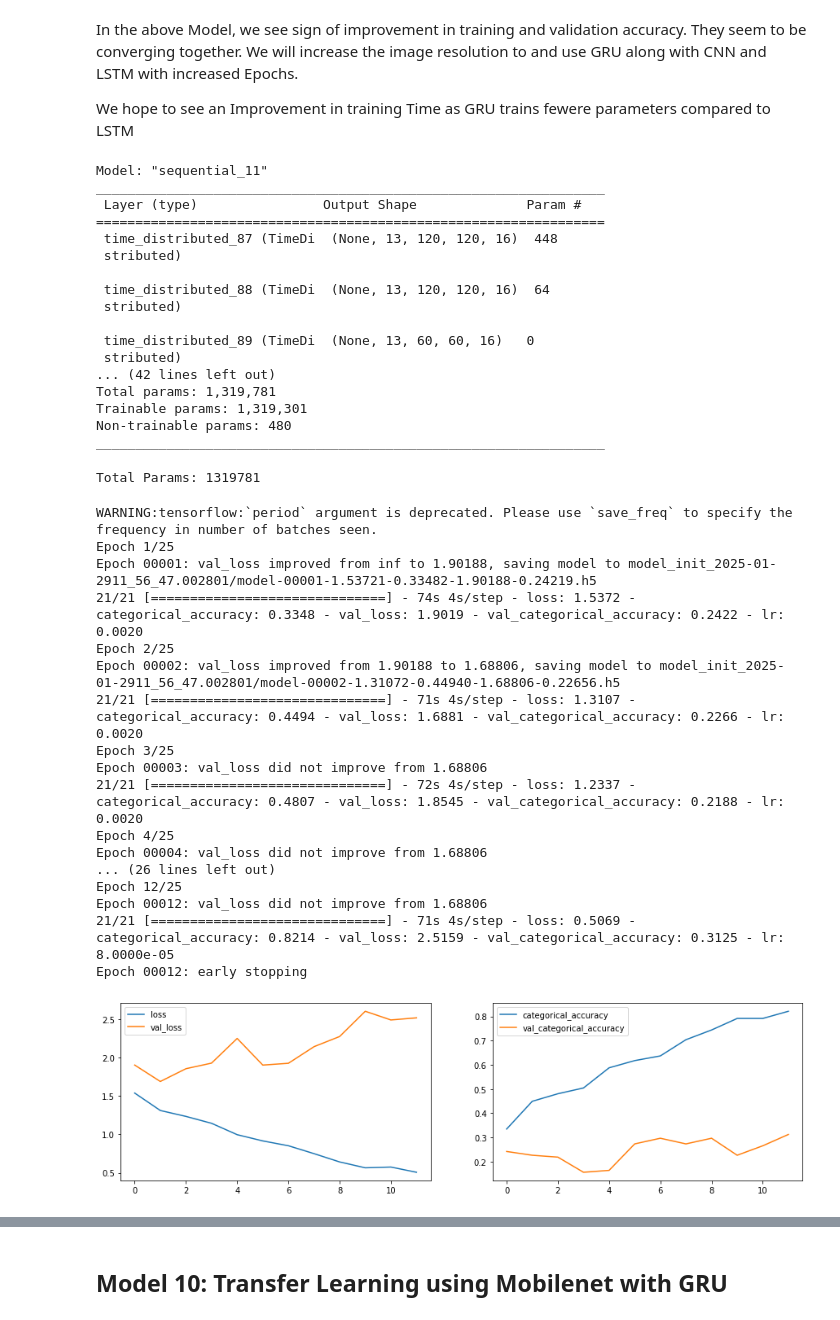
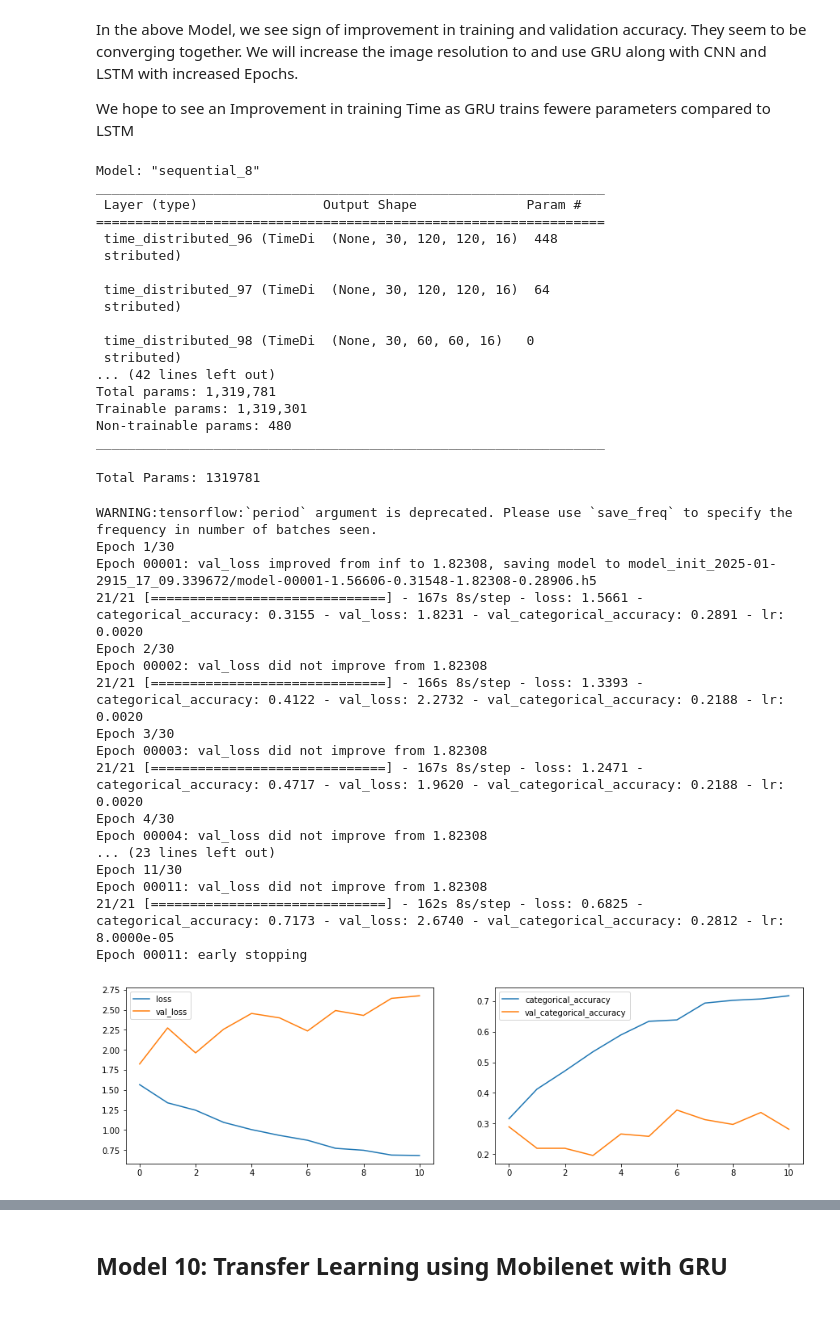
Before and after one commit to prash130/gesture_recognition_with_CNN, a Jupyter notebook: Neural_Nets_Project_Starter_Code.ipynb, the cells around one changed output, grey strips where cells are left out. Cells and saved outputs as stored; diff of their text form; code cells hidden in the pictures.

```diff
--- a/Neural_Nets_Project_Starter_Code.ipynb
+++ b/Neural_Nets_Project_Starter_Code.ipynb
@@ -134,7 +134,7 @@ class ModelBuilder(metaclass= abc.ABCMeta):
                     imgs = os.listdir(source_path+'/'+ t[folder + (batch*batch_size)].split(';')[0]) # read all the images in the folder
                     for idx,item in enumerate(img_idx): #  Iterate iver the frames/images of a folder to read them in
                         image = imread(source_path+'/'+ t[folder + (batch*batch_size)].strip().split(';')[0]+'/'+imgs[item]).astype(np.float32)
-                        image = resize(image,(80,80)).astype(np.float32)
+                        image = resize(image,(self.image_height,self.image_width)).astype(np.float32)
 
                         # Randomly transform few images of few folders; note that folders are randomly shuffled in each epoch too
                         if augment:
@@ -1017,21 +1002,21 @@ class GRULSTM(ModelBuilder):
 gru_lstm=GRULSTM()
 gru_lstm.initialize_path(project_folder)
 gru_lstm.initialize_image_properties(image_height=120,image_width=120)
-gru_lstm.initialize_hyperparams(frames_to_sample=13,batch_size=32,num_epochs=25)
+gru_lstm.initialize_hyperparams(frames_to_sample=30,batch_size=32,num_epochs=30)
 gru_lstm_model=gru_lstm.define_model()
 gru_lstm_model.summary()
 # %% [output]
-Model: "sequential_11"
+Model: "sequential_8"
 _________________________________________________________________
  Layer (type)                Output Shape              Param #
 =================================================================
- time_distributed_87 (TimeDi  (None, 13, 120, 120, 16)  448
+ time_distributed_96 (TimeDi  (None, 30, 120, 120, 16)  448
  stributed)
 
- time_distributed_88 (TimeDi  (None, 13, 120, 120, 16)  64
+ time_distributed_97 (TimeDi  (None, 30, 120, 120, 16)  64
  stributed)
 
- time_distributed_89 (TimeDi  (None, 13, 60, 60, 16)   0
+ time_distributed_98 (TimeDi  (None, 30, 60, 60, 16)   0
  stributed)
 ... (42 lines left out)
 Total params: 1,319,781
@@ -1043,27 +1028,27 @@ print("Total Params:", gru_lstm_model.count_params())
 # %% [output]
 Total Params: 1319781
 # %%
-training_output_model8 = gru_lstm.train_model(gru_lstm_model)
+training_output_model9 = gru_lstm.train_model(gru_lstm_model)
 # %% [output]
 WARNING:tensorflow:`period` argument is deprecated. Please use `save_freq` to specify the frequency in number of batches seen.
-Epoch 1/25
-Epoch 00001: val_loss improved from inf to 1.90188, saving model to model_init_2025-01-2911_56_47.002801/model-00001-1.53721-0.33482-1.90188-0.24219.h5
-21/21 [==============================] - 74s 4s/step - loss: 1.5372 - categorical_accuracy: 0.3348 - val_loss: 1.9019 - val_categorical_accuracy: 0.2422 - lr: 0.0020
-Epoch 2/25
-Epoch 00002: val_loss improved from 1.90188 to 1.68806, saving model to model_init_2025-01-2911_56_47.002801/model-00002-1.31072-0.44940-1.68806-0.22656.h5
-21/21 [==============================] - 71s 4s/step - loss: 1.3107 - categorical_accuracy: 0.4494 - val_loss: 1.6881 - val_categorical_accuracy: 0.2266 - lr: 0.0020
-Epoch 3/25
-Epoch 00003: val_loss did not improve from 1.68806
-21/21 [==============================] - 72s 4s/step - loss: 1.2337 - categorical_accuracy: 0.4807 - val_loss: 1.8545 - val_categorical_accuracy: 0.2188 - lr: 0.0020
-Epoch 4/25
-Epoch 00004: val_loss did not improve from 1.68806
-... (26 lines left out)
-Epoch 12/25
-Epoch 00012: val_loss did not improve from 1.68806
-21/21 [==============================] - 71s 4s/step - loss: 0.5069 - categorical_accuracy: 0.8214 - val_loss: 2.5159 - val_categorical_accuracy: 0.3125 - lr: 8.0000e-05
-Epoch 00012: early stopping
+Epoch 1/30
+Epoch 00001: val_loss improved from inf to 1.82308, saving model to model_init_2025-01-2915_17_09.339672/model-00001-1.56606-0.31548-1.82308-0.28906.h5
+21/21 [==============================] - 167s 8s/step - loss: 1.5661 - categorical_accuracy: 0.3155 - val_loss: 1.8231 - val_categorical_accuracy: 0.2891 - lr: 0.0020
+Epoch 2/30
+Epoch 00002: val_loss did not improve from 1.82308
+21/21 [==============================] - 166s 8s/step - loss: 1.3393 - categorical_accuracy: 0.4122 - val_loss: 2.2732 - val_categorical_accuracy: 0.2188 - lr: 0.0020
+Epoch 3/30
+Epoch 00003: val_loss did not improve from 1.82308
+21/21 [==============================] - 167s 8s/step - loss: 1.2471 - categorical_accuracy: 0.4717 - val_loss: 1.9620 - val_categorical_accuracy: 0.2188 - lr: 0.0020
+Epoch 4/30
+Epoch 00004: val_loss did not improve from 1.82308
+... (23 lines left out)
+Epoch 11/30
+Epoch 00011: val_loss did not improve from 1.82308
+21/21 [==============================] - 162s 8s/step - loss: 0.6825 - categorical_accuracy: 0.7173 - val_loss: 2.6740 - val_categorical_accuracy: 0.2812 - lr: 8.0000e-05
+Epoch 00011: early stopping
 # %%
-plot(training_output_model8)
+plot(training_output_model9)
 # %% [output]
-[figure, old version]
+[figure, new version]
 # %% [markdown]
```
Also changed, not shown: parts of 33 cells of this notebook.
